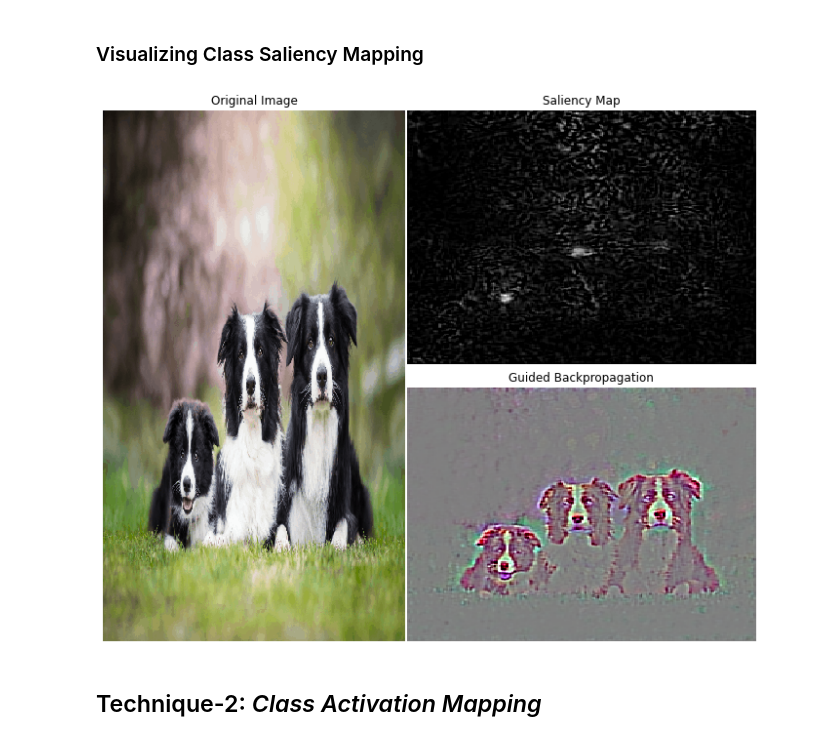
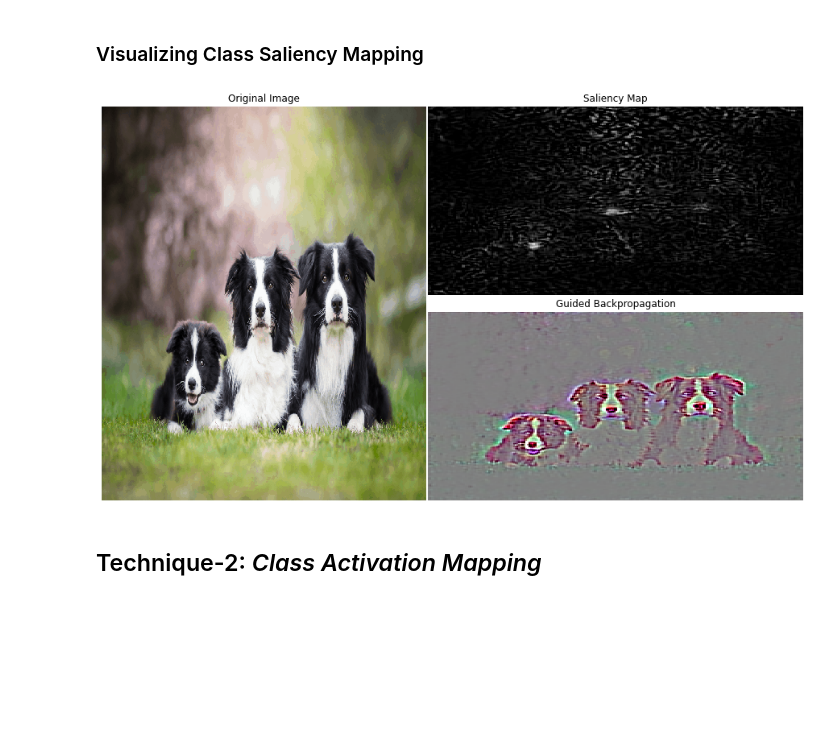
Before and after one commit to GauthamSks/Visualizing-CNNs, a Jupyter notebook: Visualizing CNNs.ipynb, the cells around one changed output. Saved outputs shown, nothing was run; the diff lists cells and outputs as text; code cells hidden in the pictures; blank space fills up the shorter version.

```diff
--- a/Visualizing CNNs.ipynb
+++ b/Visualizing CNNs.ipynb
@@ -156,7 +156,7 @@ def guided_backprop(input_model, images, layer_name):
 # %% [markdown]
 ### Visualizing Class Saliency Mapping
 # %%
-fig_1 = plt.figure(figsize=(10,10),constrained_layout=False)
+fig_1 = plt.figure(figsize=(13,9),constrained_layout=False)
 gs_1 = fig_1.add_gridspec(nrows=1, ncols=1, left=0.05, right=0.48,
                         wspace=0)
 gs_2 = fig_1.add_gridspec(nrows=2, ncols=1, left=0.483, right=0.98,
@@ -164,34 +164,34 @@ gs_2 = fig_1.add_gridspec(nrows=2, ncols=1, left=0.483, right=0.98,
 
 # Original Image
 axs = fig_1.add_subplot(gs_1[:,-1])
 img = plt.imread(img_path)
 axs.imshow(img)
 axs.title.set_text('Original Image')
 axs.axis('off')
 axs.grid(True)
 axs.imshow(img,interpolation='nearest')
 axs.set_aspect('auto')
 
 # Saliency Map
 axs1 = fig_1.add_subplot(gs_2[0,-1])
 axs1.title.set_text('Saliency Map')
 axs1.axis('off')
 axs1.imshow(Saliency_M(model_n,input_img1),cmap='gray',interpolation='nearest')
 axs1.set_aspect('auto')
 
 # Guided Backpropagation
 axs2 = fig_1.add_subplot(gs_2[1,-1])
 axs2.title.set_text('Guided Backpropagation')
 axs2.axis('off')
 axs2.imshow( process(guided_backprop(model_GBP,input_img1,'block5_conv3'),None,'GBP'),
                                         interpolation='nearest')
 axs2.set_aspect('auto')
 
 plt.subplots_adjust(wspace=0, hspace=0)
 plt.savefig('./Files/Saliency-Mapping.png')
 plt.show()
 # %% [output]
-[figure, old version]
+[figure, new version]
 # %% [markdown]
 ## Technique-2: <i>Class Activation Mapping</i>
 # %% [markdown]
```
Also changed, not shown: 4 other files.
